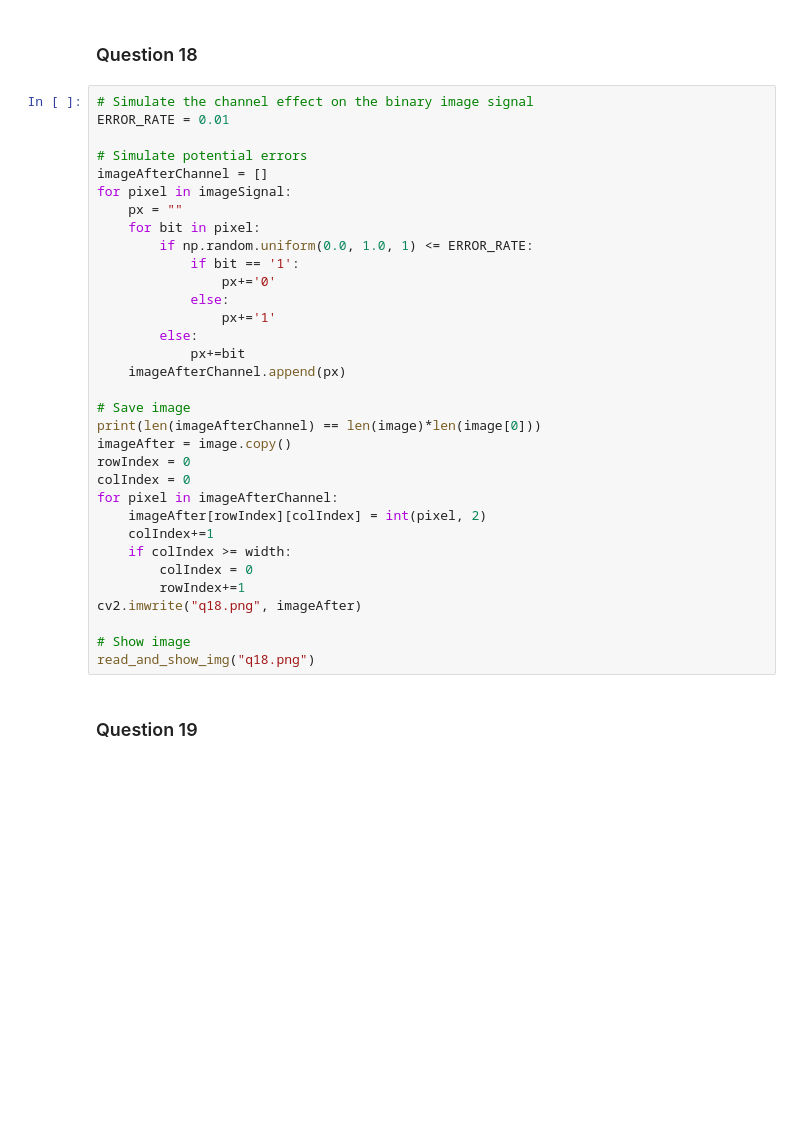
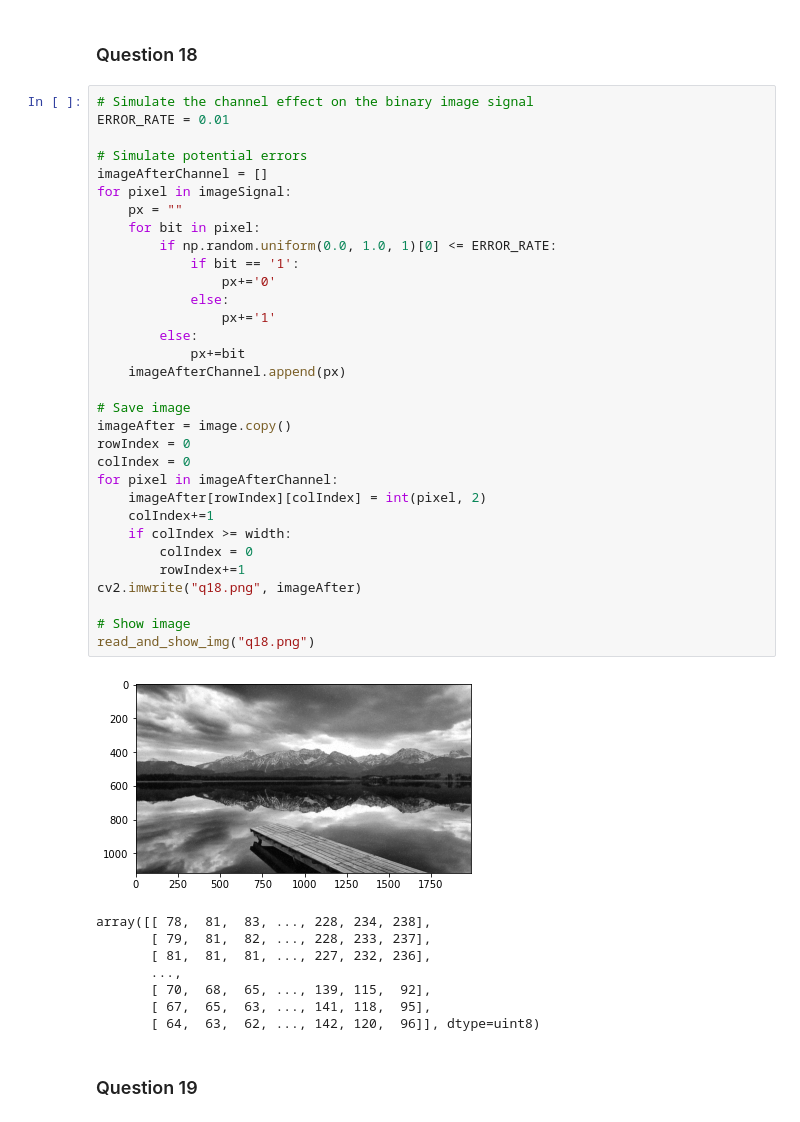
Before and after one commit to OlivierJoris/Source-coding-data-compression-and-channel-coding, a Jupyter notebook: s180521s182113.ipynb, the cells around one changed output. Saved outputs shown, nothing was run; the diff lists cells and outputs as text; blank space fills up the shorter version.

```diff
--- a/s180521s182113.ipynb
+++ b/s180521s182113.ipynb
@@ -148,35 +148,43 @@ imageSignal = encodeImage(image)
 # Simulate the channel effect on the binary image signal
 ERROR_RATE = 0.01
 
 # Simulate potential errors
 imageAfterChannel = []
 for pixel in imageSignal:
     px = ""
     for bit in pixel:
-        if np.random.uniform(0.0, 1.0, 1) <= ERROR_RATE:
+        if np.random.uniform(0.0, 1.0, 1)[0] <= ERROR_RATE:
             if bit == '1':
                 px+='0'
             else:
                 px+='1'
         else:
             px+=bit
     imageAfterChannel.append(px)
 
 # Save image
-print(len(imageAfterChannel) == len(image)*len(image[0]))
 imageAfter = image.copy()
 rowIndex = 0
 colIndex = 0
 for pixel in imageAfterChannel:
     imageAfter[rowIndex][colIndex] = int(pixel, 2)
     colIndex+=1
     if colIndex >= width:
         colIndex = 0
         rowIndex+=1
 cv2.imwrite("q18.png", imageAfter)
 
 # Show image
 read_and_show_img("q18.png")
+# %% [output]
+[figure, added]
+array([[ 78,  81,  83, ..., 228, 234, 238],
+       [ 79,  81,  82, ..., 228, 233, 237],
+       [ 81,  81,  81, ..., 227, 232, 236],
+       ...,
+       [ 70,  68,  65, ..., 139, 115,  92],
+       [ 67,  65,  63, ..., 141, 118,  95],
+       [ 64,  63,  62, ..., 142, 120,  96]], dtype=uint8)
 # %% [markdown]
 ### Question 19
 # %%
```
Also changed, not shown: parts of 2 cells of this notebook.
